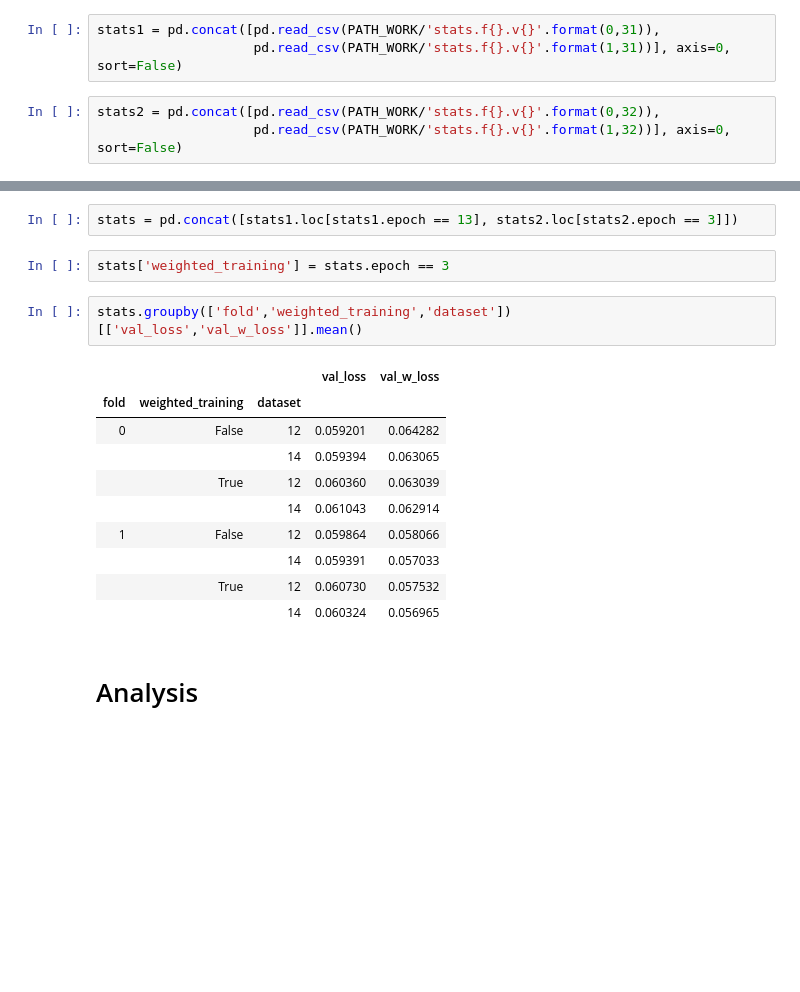
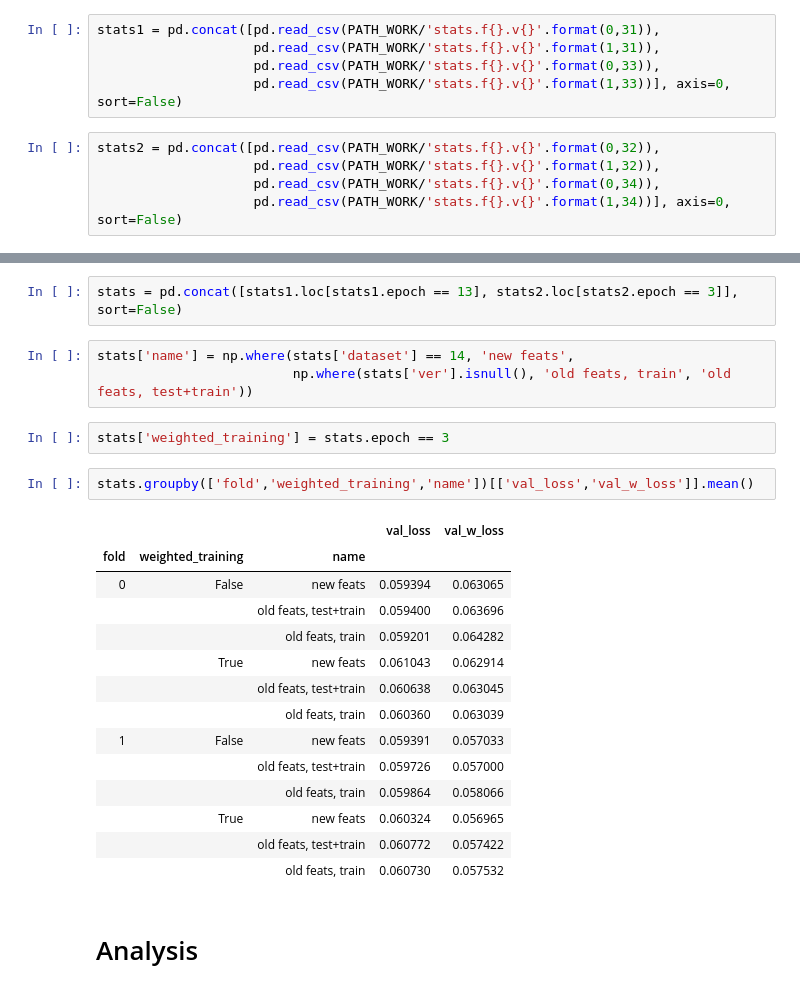
Before and after one commit to nosound2/RSNA-Hemorrhage, a Jupyter notebook: notebooks/Training.ipynb, the cells around one changed output, grey strips where cells are left out. Saved outputs shown, nothing was run; the diff lists cells and outputs as text; blank space fills up the shorter version.

Commit message:
fine-tuning test

```diff
--- a/notebooks/Training.ipynb
+++ b/notebooks/Training.ipynb
@@ -176,6 +183,10 @@ weighted/not
 # %%
 stats1 = pd.concat([pd.read_csv(PATH_WORK/'stats.f{}.v{}'.format(0,31)),
-                    pd.read_csv(PATH_WORK/'stats.f{}.v{}'.format(1,31))], axis=0, sort=False)
+                    pd.read_csv(PATH_WORK/'stats.f{}.v{}'.format(1,31)),
+                    pd.read_csv(PATH_WORK/'stats.f{}.v{}'.format(0,33)),
+                    pd.read_csv(PATH_WORK/'stats.f{}.v{}'.format(1,33))], axis=0, sort=False)
 # %%
 stats2 = pd.concat([pd.read_csv(PATH_WORK/'stats.f{}.v{}'.format(0,32)),
-                    pd.read_csv(PATH_WORK/'stats.f{}.v{}'.format(1,32))], axis=0, sort=False)
+                    pd.read_csv(PATH_WORK/'stats.f{}.v{}'.format(1,32)),
+                    pd.read_csv(PATH_WORK/'stats.f{}.v{}'.format(0,34)),
+                    pd.read_csv(PATH_WORK/'stats.f{}.v{}'.format(1,34))], axis=0, sort=False)
@@ -182,20 +213,27 @@ stats2 = pd.concat([pd.read_csv(PATH_WORK/'stats.f{}.v{}'.format(0,32)),
 # %%
-stats = pd.concat([stats1.loc[stats1.epoch == 13], stats2.loc[stats2.epoch == 3]])
+stats = pd.concat([stats1.loc[stats1.epoch == 13], stats2.loc[stats2.epoch == 3]], sort=False)
+# %%
+stats['name'] = np.where(stats['dataset'] == 14, 'new feats',
+                         np.where(stats['ver'].isnull(), 'old feats, train', 'old feats, test+train'))
 # %%
 stats['weighted_training'] = stats.epoch == 3
 # %%
-stats.groupby(['fold','weighted_training','dataset'])[['val_loss','val_w_loss']].mean()
+stats.groupby(['fold','weighted_training','name'])[['val_loss','val_w_loss']].mean()
 # %% [output]
 |  |  |  | val_loss | val_w_loss |
-| fold | weighted_training | dataset |  |  |
-| 0 | False | 12 | 0.059201 | 0.064282 |
-|  |  | 14 | 0.059394 | 0.063065 |
-|  | True | 12 | 0.060360 | 0.063039 |
-|  |  | 14 | 0.061043 | 0.062914 |
-| 1 | False | 12 | 0.059864 | 0.058066 |
-|  |  | 14 | 0.059391 | 0.057033 |
-|  | True | 12 | 0.060730 | 0.057532 |
-|  |  | 14 | 0.060324 | 0.056965 |
+| fold | weighted_training | name |  |  |
+| 0 | False | new feats | 0.059394 | 0.063065 |
+|  |  | old feats, test+train | 0.059400 | 0.063696 |
+|  |  | old feats, train | 0.059201 | 0.064282 |
+|  | True | new feats | 0.061043 | 0.062914 |
+|  |  | old feats, test+train | 0.060638 | 0.063045 |
+|  |  | old feats, train | 0.060360 | 0.063039 |
+| 1 | False | new feats | 0.059391 | 0.057033 |
+|  |  | old feats, test+train | 0.059726 | 0.057000 |
+|  |  | old feats, train | 0.059864 | 0.058066 |
+|  | True | new feats | 0.060324 | 0.056965 |
+|  |  | old feats, test+train | 0.060772 | 0.057422 |
+|  |  | old feats, train | 0.060730 | 0.057532 |
 # %% [markdown]
 # Analysis
 # %%
```
Also changed, not shown: parts of 11 cells of this notebook, 1 other file.
